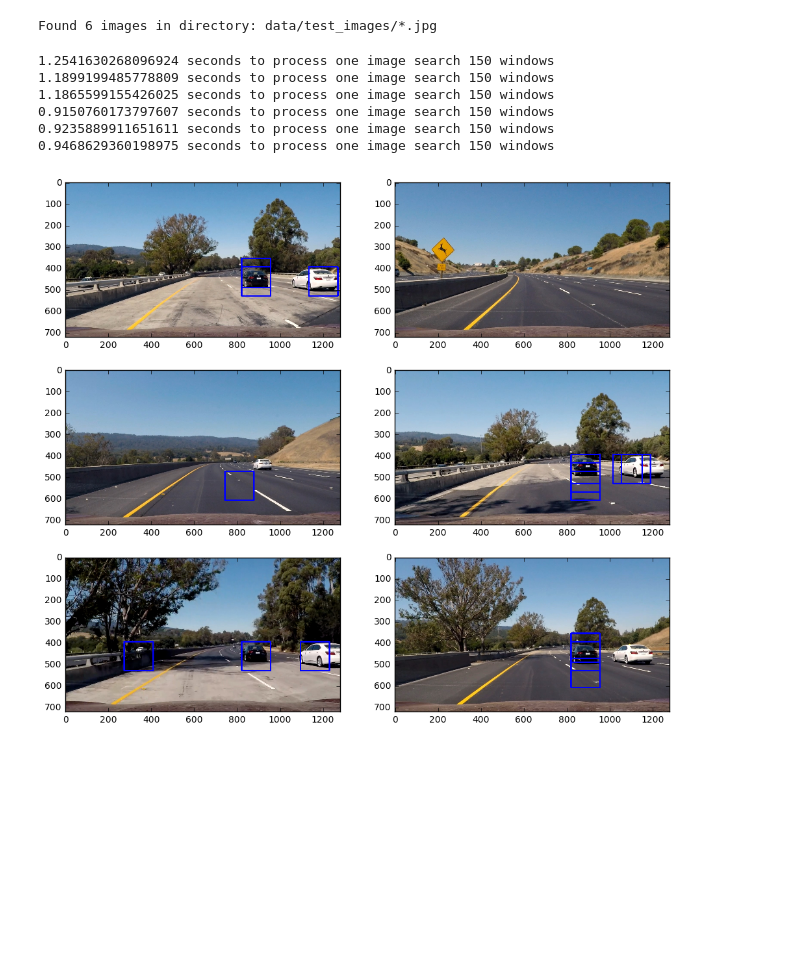
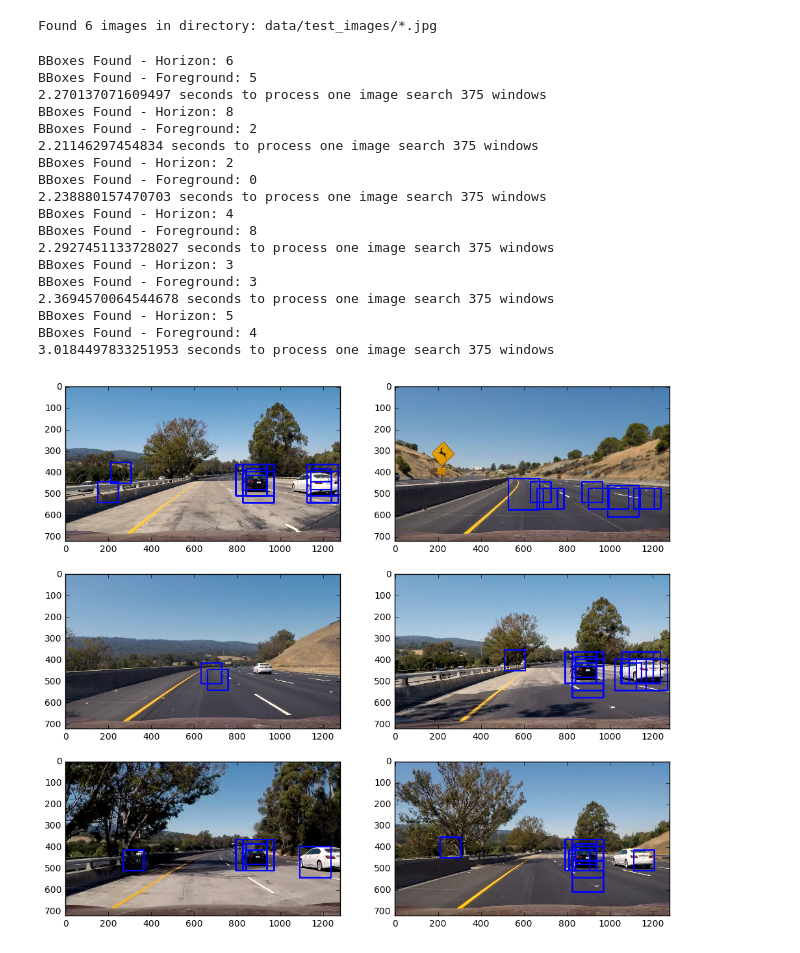
Before and after one commit to deanofthewebb/vehicle_detection_tracking_pipeline, a Jupyter notebook: vehicle-detection-setup.ipynb, the cells around one changed output. Drawn from its saved outputs; the diff is of its cells as text; code cells hidden in the pictures; blank space fills up the shorter version.

Commit message:
Adding multi-scaling windows with horizon and foreground detection

```diff
--- a/vehicle-detection-setup.ipynb
+++ b/vehicle-detection-setup.ipynb
@@ -56,7 +56,7 @@ else:
 
 ## Feature Extraction Parameters ##
 # Spatial Binning
-SPATIAL = 20
+SPATIAL = 16
 BIN_SPATIAL_SIZE = (SPATIAL, SPATIAL)
 # Color Histogram
 HIST_NBINS = 128
@@ -350,8 +355,8 @@ def draw_boxes(img, bboxes, color=BBOX_COLOR, thick=BBOX_THICK):
 # start and stop positions in both x and y,
 # window size (x and y dimensions),
 # and overlap fraction (for both x and y)
-def slide_window(img, x_start_stop=[None, None], y_start_stop=[SW_YSTART, SW_YSTOP],
-                    xy_window=(SW_XY_WINDOW, SW_XY_WINDOW), xy_overlap=(SW_XY_OVERLAP, SW_XY_OVERLAP)):
+def slide_window(img, x_start_stop=[None, None], y_start_stop=[None, None],
+                    xy_window=(64, 64), xy_overlap=(0.5, 0.5)):
     # If x and/or y start/stop positions not defined, set to image size
     if x_start_stop[0] == None:
         x_start_stop[0] = 0
@@ -489,38 +494,89 @@ Found 6 images in directory: data/test_images/*.jpg
 # %%
 # Define a single function that can extract features using hog sub-sampling and make predictions
 images = []
+
 titles = []
+## Sliding Windows Parameters - Horizon ##
+SW_YSTART_HORIZON = 355
+SW_YSTOP_HORIZON = 570
+SW_XY_WINDOW_HORIZON = 96
+SW_XY_OVERLAP_HORIZON = 0.68
 
-y_start_stop = [SW_YSTART, SW_YSTOP] # Min/Max in y to search in slide_window()
+## Sliding Windows Parameters - Foreground ##
+SW_YSTART_FOREGROUND = 365
+SW_YSTOP_FOREGROUND = 670
+SW_XY_WINDOW_FOREGROUND = 145
+SW_XY_OVERLAP_FOREGROUND = 0.770
+
+
+y_start_stop_horizon = [SW_YSTART_HORIZON, SW_YSTOP_HORIZON] # Min/Max in y to search in slide_window()
+y_start_stop_foreground = [SW_YSTART_FOREGROUND, SW_YSTOP_FOREGROUND] # Min/Max in y to search in slide_window()
 
 for img_path in image_paths:
     t1 = time.time()
     img = mpimg.imread(img_path)
     draw_img = np.copy(img)
     img = normalize_pixels(img).astype(np.float32)
+    windows = []
+    hot_windows = []
 
-    windows = slide_window(img, x_start_stop=[None,None], y_start_stop=y_start_stop,
-                           xy_window=(SW_XY_WINDOW,SW_XY_WINDOW))
 
-    hot_windows = search_windows(img, windows, SVC, X_SCALER, color_space=COLOR_SPACE,
+    # Horizon Check
+    windows_1 = slide_window(img, x_start_stop=[None,None], y_start_stop=y_start_stop_horizon,
+                           xy_window=(SW_XY_WINDOW_HORIZON,SW_XY_WINDOW_HORIZON),
+                           xy_overlap=(SW_XY_OVERLAP_HORIZON,SW_XY_OVERLAP_HORIZON))
+
+    hot_windows_1 = search_windows(img, windows_1, SVC, X_SCALER, color_space=COLOR_SPACE,
+                                 spatial_size=BIN_SPATIAL_SIZE, hist_bins=HIST_NBINS, orient=HOG_ORIENTATIONS,
+                                 pix_per_cell=HOG_PIXELS_PER_CELL, cell_per_block=HOG_CELLS_PER_BLOCK,
+                                 hog_channel=HOG_CHANNEL, spatial_feat=SW_SPATIAL_FEAT_FLAG, hog_feat=SW_HOG_FEAT_FLAG,
+                                 hist_feat=SW_COLOR_HIST_FEAT_FLAG)
+
+    print('BBoxes Found - Horizon:', len(hot_windows_1))
+    windows.extend(windows_1)
+    hot_windows.extend(hot_windows_1)
+
+    # Foreground Check
+    windows_2 = slide_window(img, x_start_stop=[None,None], y_start_stop=y_start_stop_foreground,
+                           xy_window=(SW_XY_WINDOW_FOREGROUND,SW_XY_WINDOW_FOREGROUND),
+                           xy_overlap=(SW_XY_OVERLAP_FOREGROUND,SW_XY_OVERLAP_FOREGROUND))
+
+    hot_windows_2 = search_windows(img, windows_2, SVC, X_SCALER, color_space=COLOR_SPACE,
                                  spatial_size=BIN_SPATIAL_SIZE, hist_bins=HIST_NBINS, orient=HOG_ORIENTATIONS,
                                  pix_per_cell=HOG_PIXELS_PER_CELL, cell_per_block=HOG_CELLS_PER_BLOCK,
                                  hog_channel=HOG_CHANNEL, spatial_feat=SW_SPATIAL_FEAT_FLAG, hog_feat=SW_HOG_FEAT_FLAG,
                                  hist_feat=SW_COLOR_HIST_FEAT_FLAG)
 
 
+    print('BBoxes Found - Foreground:', len(hot_windows_2))
+    windows.extend(windows_2)
+    hot_windows.extend(hot_windows_2)
+
     window_img = draw_boxes(draw_img, hot_windows, color=BBOX_COLOR, thick=BBOX_THICK)
     images.append(window_img)
     titles.append('')
+
     print(time.time()-t1, 'seconds to process one image search', len(windows), 'windows')
 
 fig = plt.figure(figsize=(12,18), dpi=300)
 visualize(fig, 5, 2, images, titles)
 # %% [output]
-1.2541630268096924 seconds to process one image search 150 windows
-1.1899199485778809 seconds to process one image search 150 windows
-1.1865599155426025 seconds to process one image search 150 windows
-0.9150760173797607 seconds to process one image search 150 windows
-0.9235889911651611 seconds to process one image search 150 windows
-0.9468629360198975 seconds to process one image search 150 windows
+BBoxes Found - Horizon: 6
+BBoxes Found - Foreground: 5
+2.270137071609497 seconds to process one image search 375 windows
+BBoxes Found - Horizon: 8
+BBoxes Found - Foreground: 2
+2.21146297454834 seconds to process one image search 375 windows
+BBoxes Found - Horizon: 2
+BBoxes Found - Foreground: 0
+2.238880157470703 seconds to process one image search 375 windows
+BBoxes Found - Horizon: 4
+BBoxes Found - Foreground: 8
+2.2927451133728027 seconds to process one image search 375 windows
+BBoxes Found - Horizon: 3
+BBoxes Found - Foreground: 3
+2.3694570064544678 seconds to process one image search 375 windows
+BBoxes Found - Horizon: 5
+BBoxes Found - Foreground: 4
+3.0184497833251953 seconds to process one image search 375 windows
-[figure, old version]
+[figure, new version]
```
Also changed, not shown: parts of 4 cells of this notebook, 6 other files.
